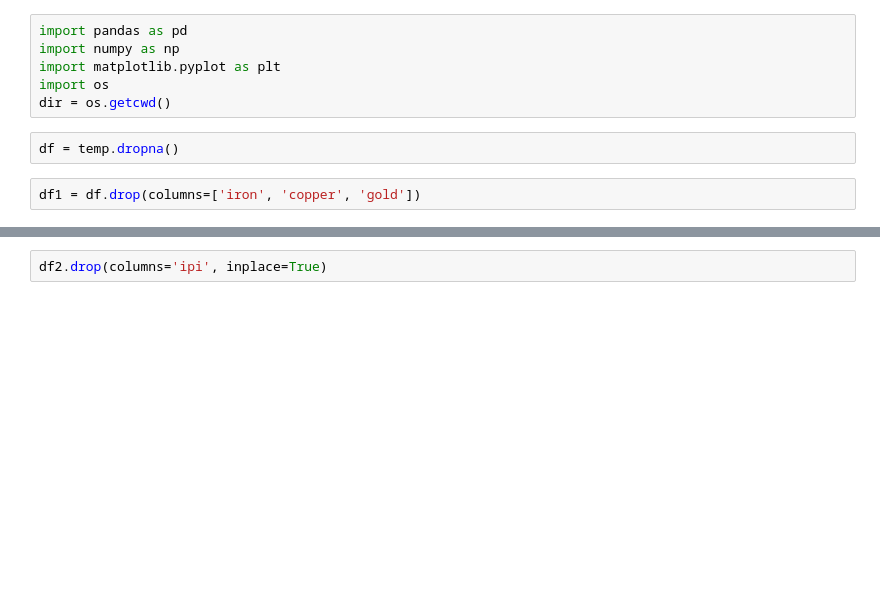
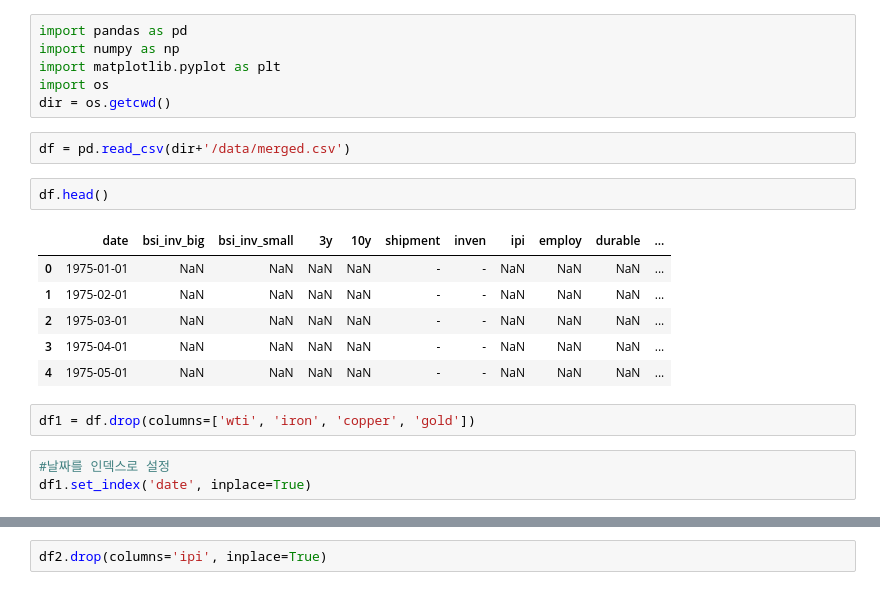
Before and after one commit to yyunjioh/2025.08_LS_Quant_1, a Jupyter notebook: week4/pca.ipynb, the cells around one changed output, grey strips where cells are left out. Saved outputs shown, nothing was run; the diff lists cells and outputs as text; blank space fills up the shorter version.

```diff
--- a/week4/pca.ipynb
+++ b/week4/pca.ipynb
@@ -5,6 +5,18 @@ import matplotlib.pyplot as plt
 import os
 dir = os.getcwd()
 # %%
-df = temp.dropna()
+df = pd.read_csv(dir+'/data/merged.csv')
+# %%
+df.head()
+# %% [output]
+|  | date | bsi_inv_big | bsi_inv_small | 3y | 10y | shipment | inven | ipi | employ | durable | ... |
+| 0 | 1975-01-01 | NaN | NaN | NaN | NaN | - | - | NaN | NaN | NaN | ... |
+| 1 | 1975-02-01 | NaN | NaN | NaN | NaN | - | - | NaN | NaN | NaN | ... |
+| 2 | 1975-03-01 | NaN | NaN | NaN | NaN | - | - | NaN | NaN | NaN | ... |
+| 3 | 1975-04-01 | NaN | NaN | NaN | NaN | - | - | NaN | NaN | NaN | ... |
+| 4 | 1975-05-01 | NaN | NaN | NaN | NaN | - | - | NaN | NaN | NaN | ... |
 # %%
-df1 = df.drop(columns=['iron', 'copper', 'gold'])
+df1 = df.drop(columns=['wti', 'iron', 'copper', 'gold'])
+# %%
+#날짜를 인덱스로 설정
+df1.set_index('date', inplace=True)
```
Also changed, not shown: parts of 49 cells of this notebook, 4 other files.
